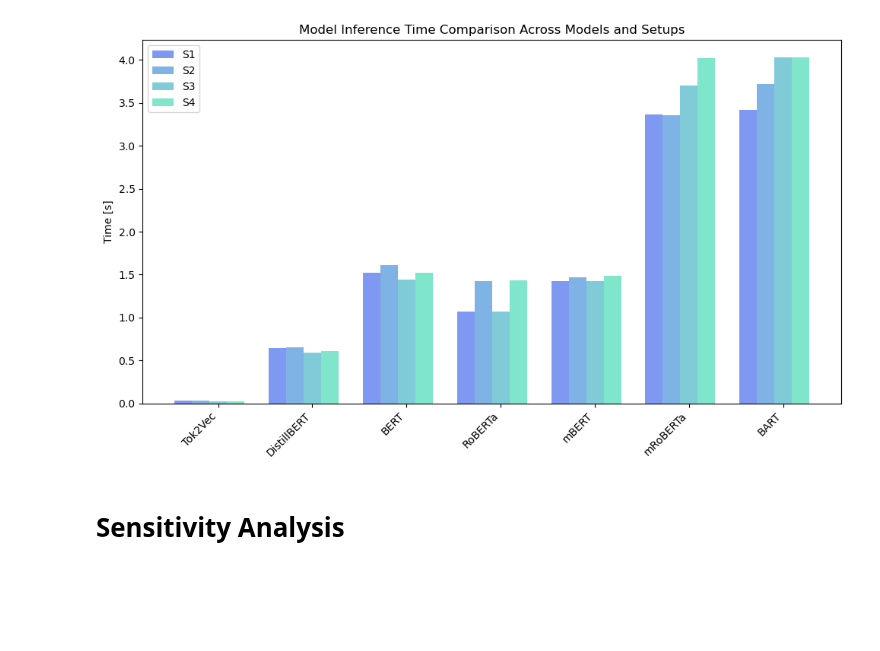
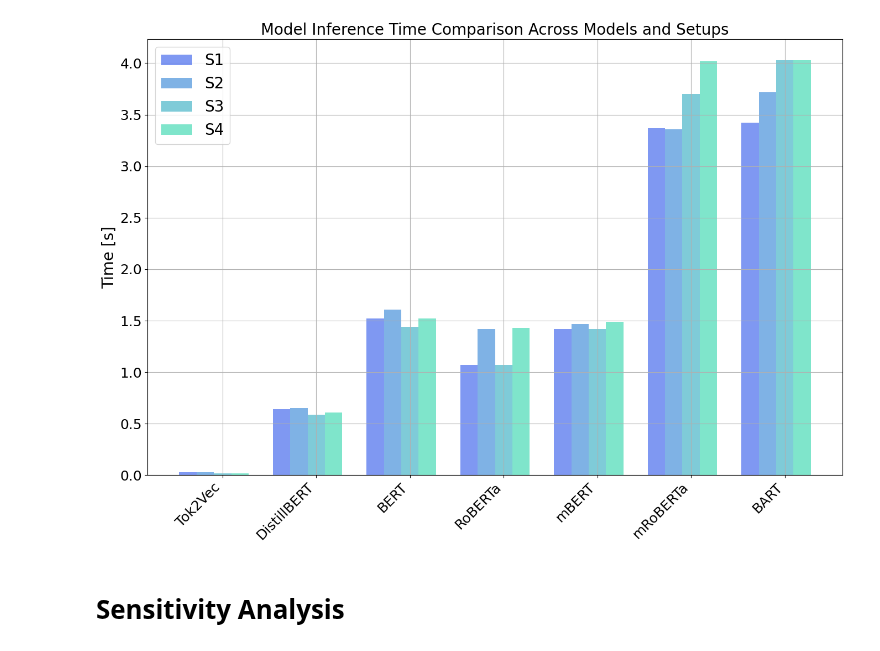
Before and after one commit to ZilD117/LGA-Analysis, a Jupyter notebook: taxigen/results_visualization.ipynb, the cells around one changed output. Drawn from its saved outputs; the diff is of its cells as text; code cells hidden in the pictures; blank space fills up the shorter version.

```diff
--- a/taxigen/results_visualization.ipynb
+++ b/taxigen/results_visualization.ipynb
@@ -159,7 +166,16 @@ models = {
 df = pd.DataFrame(models.items(), columns=['Model', 'Parameters (Millions)'])
 df = df.sort_values(by='Parameters (Millions)', ascending=True)
 
-plt.figure(figsize=(14, 6))
+plt.figure(figsize=(14, 10))
+plt.rcParams.update({
+    'font.size': 20,
+    'axes.titlesize': 20,
+    'axes.labelsize': 20,
+    'xtick.labelsize': 18,
+    'ytick.labelsize': 18,
+    'legend.fontsize': 20
+})
+
 bars = plt.barh(df['Model'], df['Parameters (Millions)'], color='skyblue')
 plt.title('Model Comparison')
 plt.xlabel('Number of Parameters (Millions)')
@@ -171,7 +187,7 @@ for bar in bars:
     plt.text(width + 10, bar.get_y() + bar.get_height()/2,
              f'{width}M', va='center')
 
-# plt.tight_layout()
+plt.tight_layout()
 plt.savefig("n_parameters.png", dpi=300)
 plt.show()
 # %% [output]
@@ -224,8 +240,15 @@ cmap = plt.get_cmap('winter')
 colors = [cmap(i) for i in np.linspace(0.2, 0.8, n_setups)]
 # e.g. colors[0], colors[1], colors[2], colors[3]
 
-fig, ax = plt.subplots(figsize=(10, 6))
-
+fig, ax = plt.subplots(figsize=(14, 10))
+plt.rcParams.update({
+    'font.size': 20,
+    'axes.titlesize': 20,
+    'axes.labelsize': 20,
+    'xtick.labelsize': 18,
+    'ytick.labelsize': 18,
+    'legend.fontsize': 20
+})
 # Plot each of the 4 setups
 for j in range(n_setups):
     # x-positions for bars in the j-th setup across the 7 groups
@@ -233,33 +256,34 @@ for j in range(n_setups):
 
     # y-values for j-th setup across each model
     y_values = [time_data[model][j] for model in models]
 
     # Draw bars
     ax.bar(
         x_positions,
         y_values,
         width=bar_width,
         color=colors[j],
         edgecolor='none',
         alpha=0.5,
         label=setup_names[j]
     )
 
 # Set up x-ticks at center of each group:
 # The center of group i is i*step + (group_width/2)
 group_centers = [i * step + (group_width / 2) for i in range(n_models)]
 
 ax.set_xticks(group_centers)
 ax.set_xticklabels(models, rotation=45, ha='right')
 
 ax.set_ylabel("Time [s]")
 ax.set_title("Model Inference Time Comparison Across Models and Setups")
 
 ax.legend(loc="best")
+plt.grid(True)
 plt.tight_layout()
 plt.savefig('time_compare.png', dpi=300)
 plt.show()
 # %% [output]
-[figure, old version]
+[figure, new version]
 # %% [markdown]
 # Sensitivity Analysis
```
Also changed, not shown: parts of 2 cells of this notebook, 6 other files.
